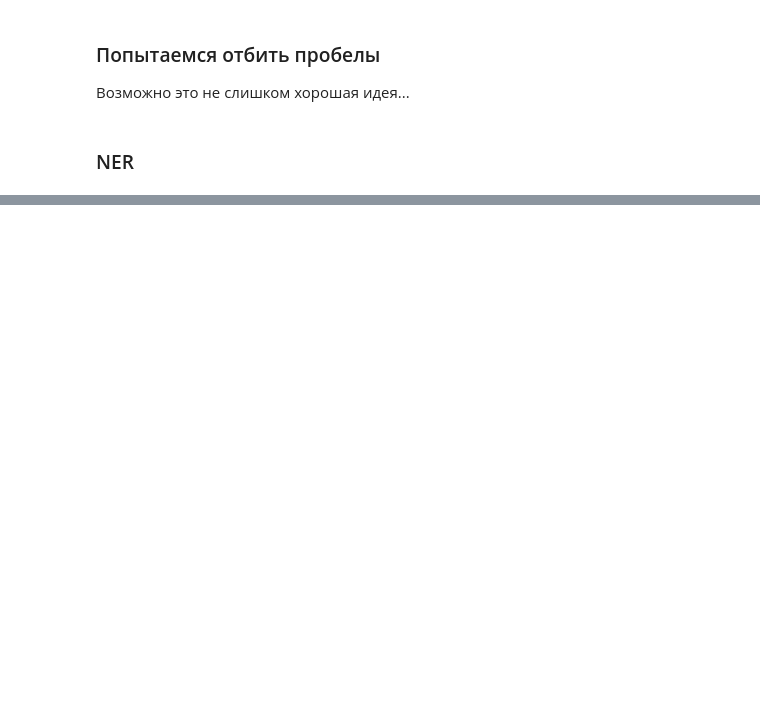
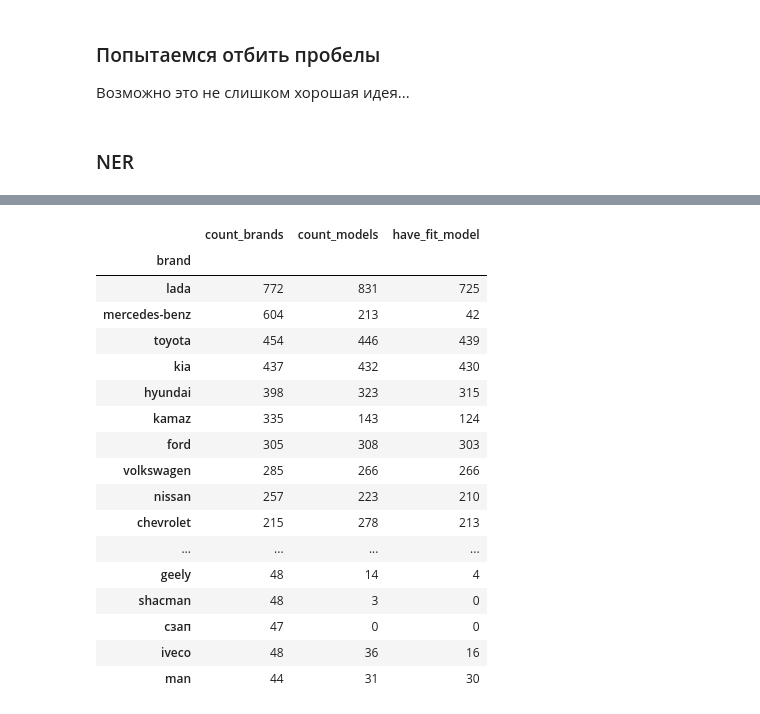
Before and after one commit to dumperize/autostat, a Jupyter notebook: index.ipynb, the cells around one changed output, grey strips where cells are left out. Saved outputs shown, nothing was run; the diff lists cells and outputs as text; code cells hidden in the pictures; blank space fills up the shorter version.

```diff
--- a/index.ipynb
+++ b/index.ipynb
@@ -220 +182,31 @@ app.run_server(mode='inline')
+# %%
+df1 = pd.DataFrame(data['first_brand'].value_counts())
+df1.index.name = 'brand'
+
+df2 = data.groupby(['first_brand']).sum()
+df2.index.name = 'brand'
+
+df = df1.join(df2,on='brand')
+
+df = df[['count_brands', 'count_models','have_fit_model']][:40]
+df
+# %% [output]
+|  | count_brands | count_models | have_fit_model |
+| brand |  |  |  |
+| lada | 772 | 831 | 725 |
+| mercedes-benz | 604 | 213 | 42 |
+| toyota | 454 | 446 | 439 |
+| kia | 437 | 432 | 430 |
+| hyundai | 398 | 323 | 315 |
+| kamaz | 335 | 143 | 124 |
+| ford | 305 | 308 | 303 |
+| volkswagen | 285 | 266 | 266 |
+| nissan | 257 | 223 | 210 |
+| chevrolet | 215 | 278 | 213 |
+| ... | ... | ... | ... |
+| geely | 48 | 14 | 4 |
+| shacman | 48 | 3 | 0 |
+| сзап | 47 | 0 | 0 |
+| iveco | 48 | 36 | 16 |
+| man | 44 | 31 | 30 |
 # %%
```
Also changed, not shown: parts of 20 cells of this notebook, 9 other files.
